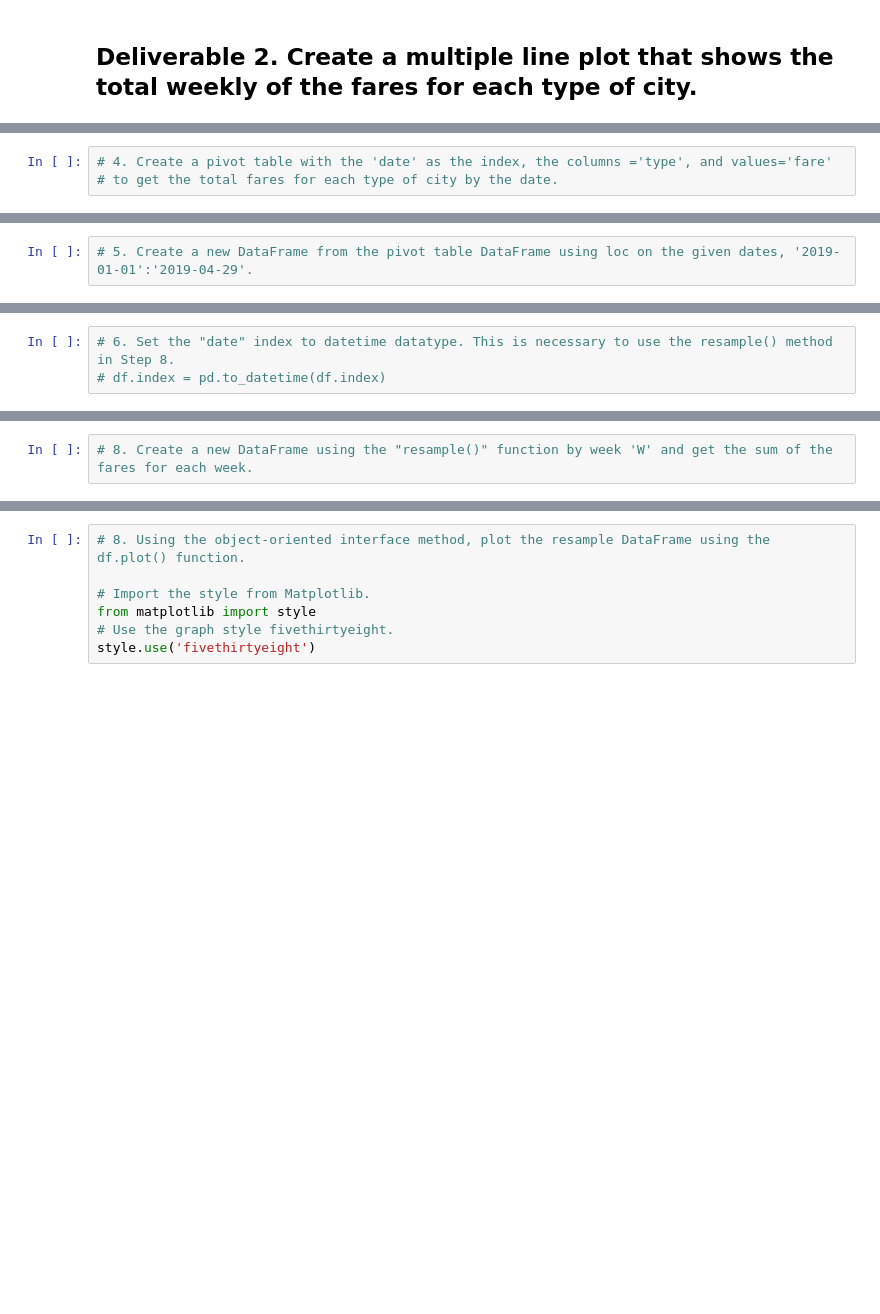
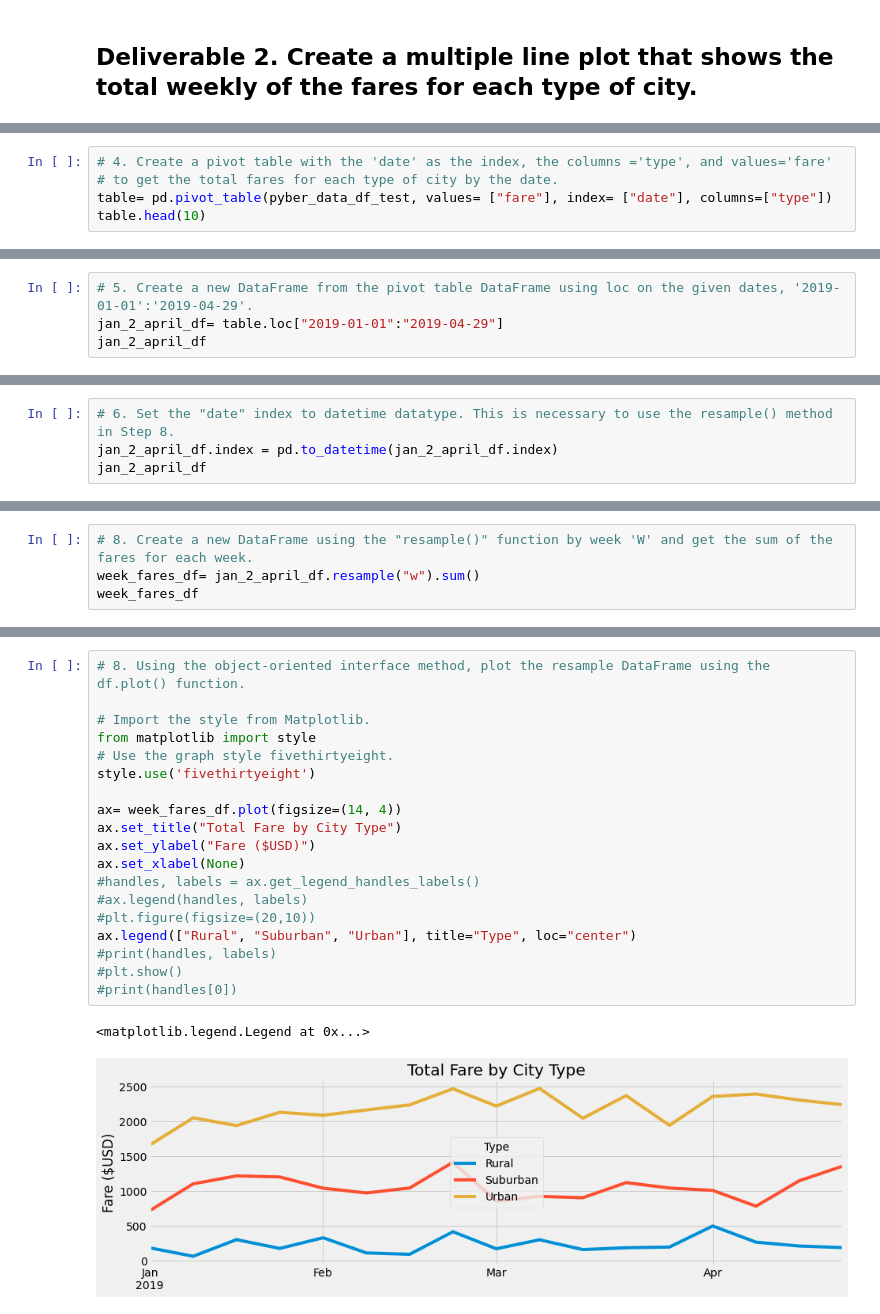
Before and after one commit to OliviaRodri/PyBer_Analysis, a Jupyter notebook: PyBer_Challenge.ipynb, the cells around one changed output, grey strips where cells are left out. Drawn from its saved outputs; the diff is of its cells as text; blank space fills up the shorter version.

```diff
--- a/PyBer_Challenge.ipynb
+++ b/PyBer_Challenge.ipynb
@@ -169,3 +188,5 @@ Name: fare, Length: 2375, dtype: float64
 # %%
 # 4. Create a pivot table with the 'date' as the index, the columns ='type', and values='fare'
 # to get the total fares for each type of city by the date.
+table= pd.pivot_table(pyber_data_df_test, values= ["fare"], index= ["date"], columns=["type"])
+table.head(10)
@@ -172,2 +207,4 @@ Name: fare, Length: 2375, dtype: float64
 # %%
 # 5. Create a new DataFrame from the pivot table DataFrame using loc on the given dates, '2019-01-01':'2019-04-29'.
+jan_2_april_df= table.loc["2019-01-01":"2019-04-29"]
+jan_2_april_df
@@ -174,3 +227,4 @@ Name: fare, Length: 2375, dtype: float64
 # %%
 # 6. Set the "date" index to datetime datatype. This is necessary to use the resample() method in Step 8.
-# df.index = pd.to_datetime(df.index)
+jan_2_april_df.index = pd.to_datetime(jan_2_april_df.index)
+jan_2_april_df
@@ -179,2 +261,4 @@ Name: fare, Length: 2375, dtype: float64
 # %%
 # 8. Create a new DataFrame using the "resample()" function by week 'W' and get the sum of the fares for each week.
+week_fares_df= jan_2_april_df.resample("w").sum()
+week_fares_df
@@ -181,7 +286,22 @@ Name: fare, Length: 2375, dtype: float64
 # %%
 # 8. Using the object-oriented interface method, plot the resample DataFrame using the df.plot() function.
 
 # Import the style from Matplotlib.
 from matplotlib import style
 # Use the graph style fivethirtyeight.
 style.use('fivethirtyeight')
+
+ax= week_fares_df.plot(figsize=(14, 4))
+ax.set_title("Total Fare by City Type")
+ax.set_ylabel("Fare ($USD)")
+ax.set_xlabel(None)
+#handles, labels = ax.get_legend_handles_labels()
+#ax.legend(handles, labels)
+#plt.figure(figsize=(20,10))
+ax.legend(["Rural", "Suburban", "Urban"], title="Type", loc="center")
+#print(handles, labels)
+#plt.show()
+#print(handles[0])
+# %% [output]
+<matplotlib.legend.Legend at 0x...>
+[figure, added]
```
Also changed, not shown: parts of 8 cells of this notebook.
